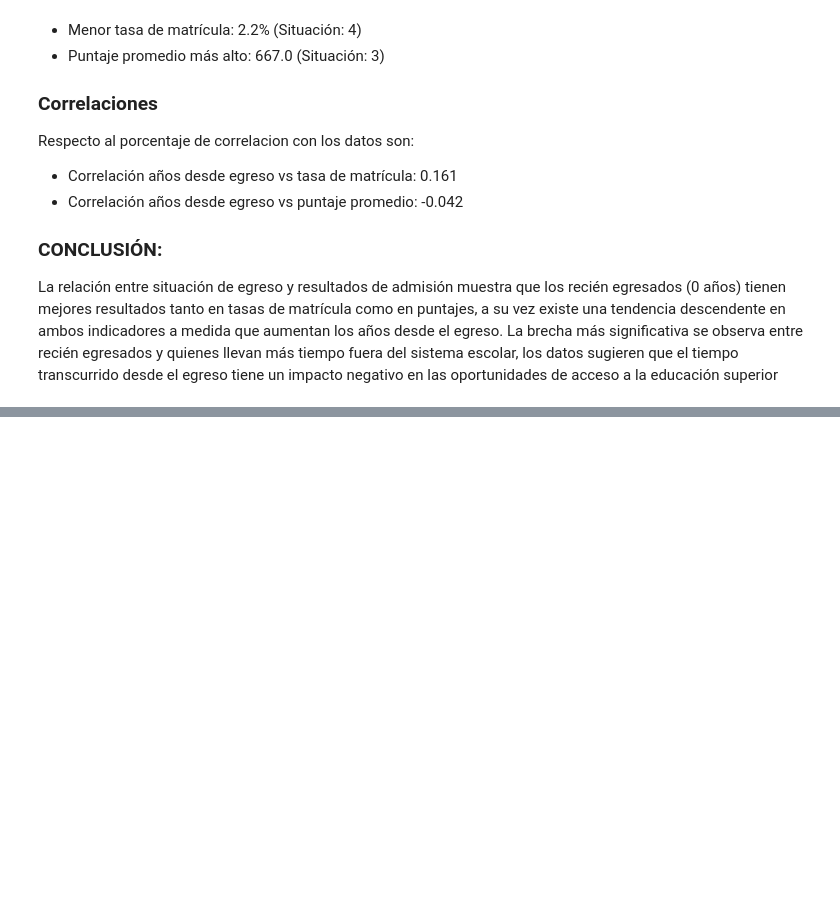
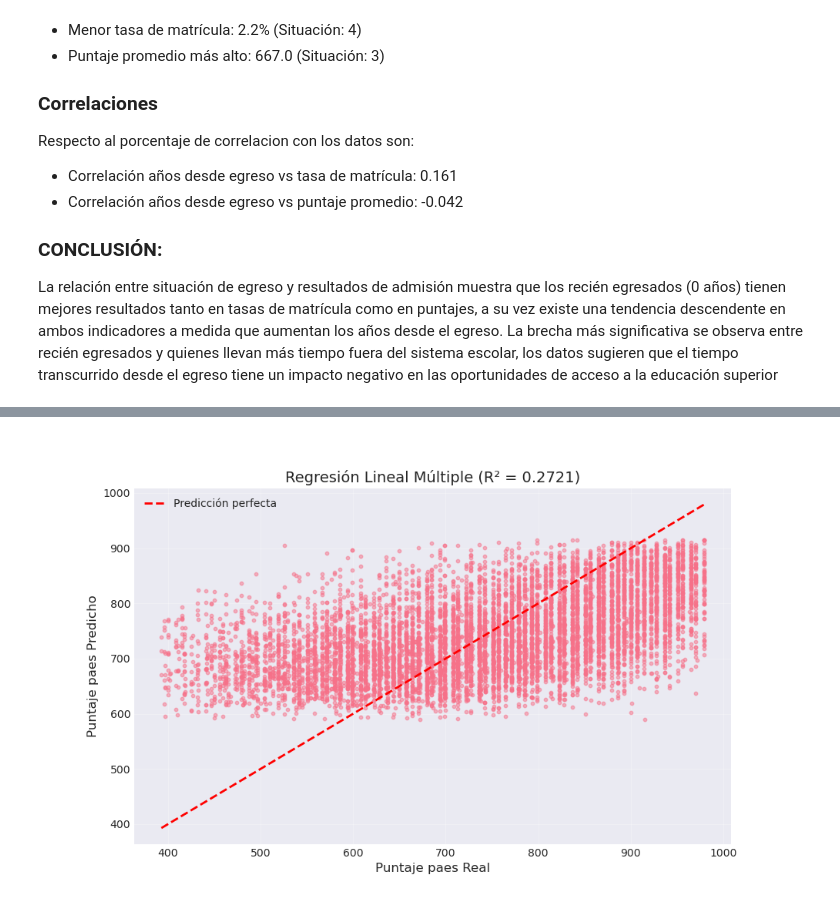
Before and after one commit to Proyecto-IMT-2200/2025-2, a Jupyter notebook: NoteBooks/Presentacion.ipynb, the cells around one changed output, grey strips where cells are left out. Drawn from its saved outputs; the diff is of its cells as text; code cells hidden in the pictures; blank space fills up the shorter version.

```diff
--- a/NoteBooks/Presentacion.ipynb
+++ b/NoteBooks/Presentacion.ipynb
@@ -156,0 +197,4 @@ La relación entre situación de egreso y resultados de admisión muestra que lo
+# %%
+display(Image(filename='graficos-imagenes/regresion_lineal_multiple.png'))
+# %% [output]
+[figure, added]
```
Also changed, not shown: parts of 15 cells of this notebook, 16 other files.
